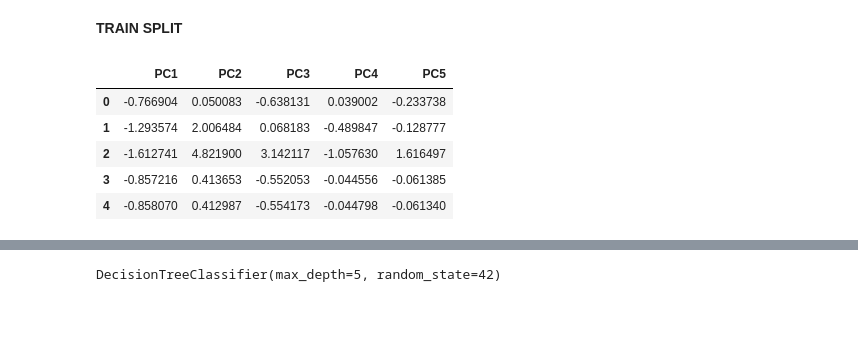
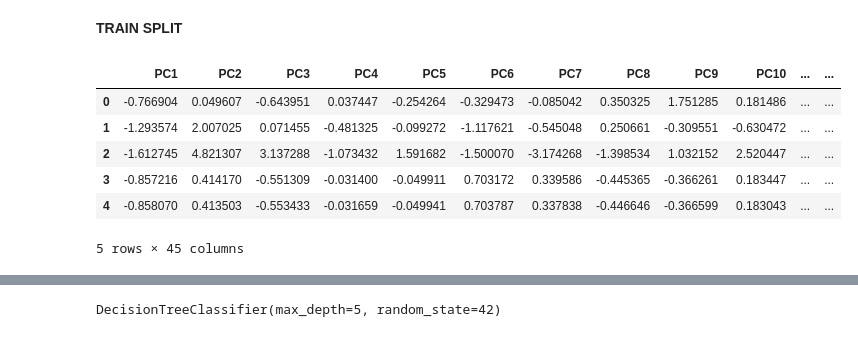
Before and after one commit to AshvinVignesh/Spam-Mail-Detection, a Jupyter notebook: SPAM_MAIL_CW_(DecisionTree).ipynb, the cells around one changed output, grey strips where cells are left out. Cells and saved outputs as stored; diff of their text form; code cells hidden in the pictures.

```diff
--- a/SPAM_MAIL_CW_(DecisionTree).ipynb
+++ b/SPAM_MAIL_CW_(DecisionTree).ipynb
@@ -74,14 +74,16 @@ pca = PCA(n_components=5)
 principle_components =pca.fit_transform(X)
-# %%
-X = pd.DataFrame(data = principle_components, columns=['PC1', 'PC2','PC3','PC4','PC5'])
-X.head()
-# %% [output]
-|  | PC1 | PC2 | PC3 | PC4 | PC5 |
-| 0 | -0.766904 | 0.050083 | -0.638131 | 0.039002 | -0.233738 |
-| 1 | -1.293574 | 2.006484 | 0.068183 | -0.489847 | -0.128777 |
-| 2 | -1.612741 | 4.821900 | 3.142117 | -1.057630 | 1.616497 |
-| 3 | -0.857216 | 0.413653 | -0.552053 | -0.044556 | -0.061385 |
-| 4 | -0.858070 | 0.412987 | -0.554173 | -0.044798 | -0.061340 |
+# %%
+X = pd.DataFrame(data = principle_components, columns=['PC1', 'PC2','PC3','PC4','PC5','PC6','PC7','PC8','PC9','PC10','PC11', 'PC12','PC13','PC14','PC15','PC16','PC17','PC18','PC19','PC20','PC21','PC22','PC23','PC24','PC25','PC26',
+                                                        'PC27','PC28','PC29','PC30','PC31','PC32','PC33','PC34','PC35','PC36','PC37','PC38','PC39','PC40','PC41','PC42','PC43','PC44','PC45'])
+X.head()
+# %% [output]
+|  | PC1 | PC2 | PC3 | PC4 | PC5 | PC6 | PC7 | PC8 | PC9 | PC10 | ... | ... |
+| 0 | -0.766904 | 0.049607 | -0.643951 | 0.037447 | -0.254264 | -0.329473 | -0.085042 | 0.350325 | 1.751285 | 0.181486 | ... | ... |
+| 1 | -1.293574 | 2.007025 | 0.071455 | -0.481325 | -0.099272 | -1.117621 | -0.545048 | 0.250661 | -0.309551 | -0.630472 | ... | ... |
+| 2 | -1.612745 | 4.821307 | 3.137288 | -1.073432 | 1.591682 | -1.500070 | -3.174268 | -1.398534 | 1.032152 | 2.520447 | ... | ... |
+| 3 | -0.857216 | 0.414170 | -0.551309 | -0.031400 | -0.049911 | 0.703172 | 0.339586 | -0.445365 | -0.366261 | 0.183447 | ... | ... |
+| 4 | -0.858070 | 0.413503 | -0.553433 | -0.031659 | -0.049941 | 0.703787 | 0.337838 | -0.446646 | -0.366599 | 0.183043 | ... | ... |
+5 rows × 45 columns
 # %%
 per_var =np.round(pca.explained_variance_ratio_ * 100 , decimals=1)
 label = ['PC' + str(x) for x in range(1,len(per_var) + 1 )]
```
Also changed, not shown: parts of 16 cells of this notebook.
